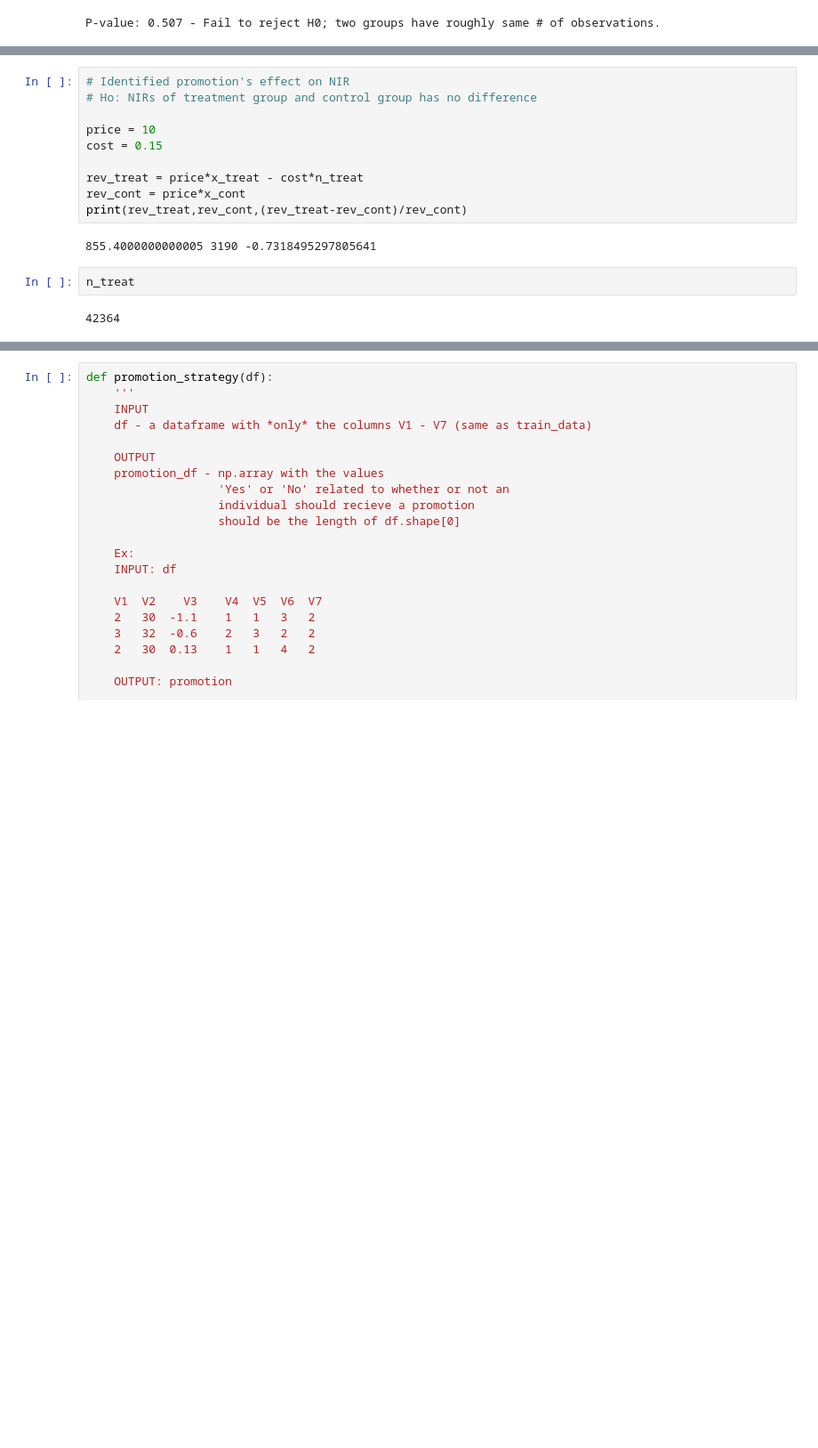
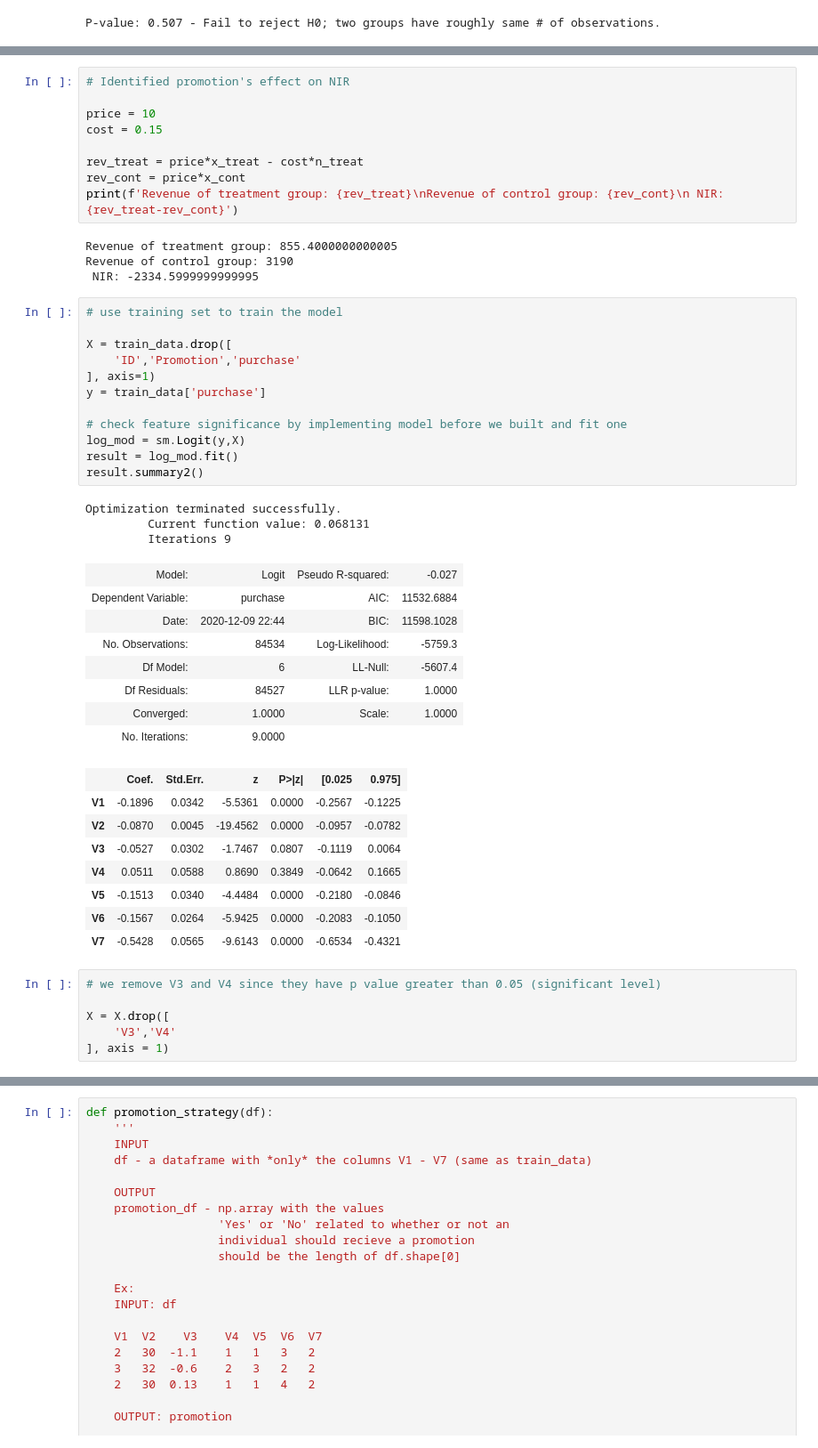
Before and after one commit to yutongwanyan98/Starbucks_experiment, a Jupyter notebook: Starbucks.ipynb, the cells around one changed output, grey strips where cells are left out. Shown: that part at 89% size. Cells and saved outputs as stored; diff of their text form; blank space fills up the shorter version.

```diff
--- a/Starbucks.ipynb
+++ b/Starbucks.ipynb
@@ -185,17 +191,52 @@ Z-score: 12.468
 Reject H0; There is a significant difference.
 # %%
 # Identified promotion's effect on NIR
-# Ho: NIRs of treatment group and control group has no difference
 
 price = 10
 cost = 0.15
 
 rev_treat = price*x_treat - cost*n_treat
 rev_cont = price*x_cont
-print(rev_treat,rev_cont,(rev_treat-rev_cont)/rev_cont)
+print(f'Revenue of treatment group: {rev_treat}\nRevenue of control group: {rev_cont}\n NIR: {rev_treat-rev_cont}')
 # %% [output]
-855.4000000000005 3190 -0.7318495297805641
+Revenue of treatment group: 855.4000000000005
+Revenue of control group: 3190
+ NIR: -2334.5999999999995
-# %%
-n_treat
-# %% [output]
-42364
+# %%
+# use training set to train the model
+
+X = train_data.drop([
+    'ID','Promotion','purchase'
+], axis=1)
+y = train_data['purchase']
+
+# check feature significance by implementing model before we built and fit one
+log_mod = sm.Logit(y,X)
+result = log_mod.fit()
+result.summary2()
+# %% [output]
+Optimization terminated successfully.
+         Current function value: 0.068131
+         Iterations 9
+| Model: | Logit | Pseudo R-squared: | -0.027 |
+| Dependent Variable: | purchase | AIC: | 11532.6884 |
+| Date: | 2020-12-09 22:44 | BIC: | 11598.1028 |
+| No. Observations: | 84534 | Log-Likelihood: | -5759.3 |
+| Df Model: | 6 | LL-Null: | -5607.4 |
+| Df Residuals: | 84527 | LLR p-value: | 1.0000 |
+| Converged: | 1.0000 | Scale: | 1.0000 |
+| No. Iterations: | 9.0000 |  |  |
+|  | Coef. | Std.Err. | z | P>|z| | [0.025 | 0.975] |
+| V1 | -0.1896 | 0.0342 | -5.5361 | 0.0000 | -0.2567 | -0.1225 |
+| V2 | -0.0870 | 0.0045 | -19.4562 | 0.0000 | -0.0957 | -0.0782 |
+| V3 | -0.0527 | 0.0302 | -1.7467 | 0.0807 | -0.1119 | 0.0064 |
+| V4 | 0.0511 | 0.0588 | 0.8690 | 0.3849 | -0.0642 | 0.1665 |
+| V5 | -0.1513 | 0.0340 | -4.4484 | 0.0000 | -0.2180 | -0.0846 |
+| V6 | -0.1567 | 0.0264 | -5.9425 | 0.0000 | -0.2083 | -0.1050 |
+| V7 | -0.5428 | 0.0565 | -9.6143 | 0.0000 | -0.6534 | -0.4321 |
+# %%
+# we remove V3 and V4 since they have p value greater than 0.05 (significant level)
+
+X = X.drop([
+    'V3','V4'
+], axis = 1)
```
Also changed, not shown: parts of 3 cells of this notebook.
